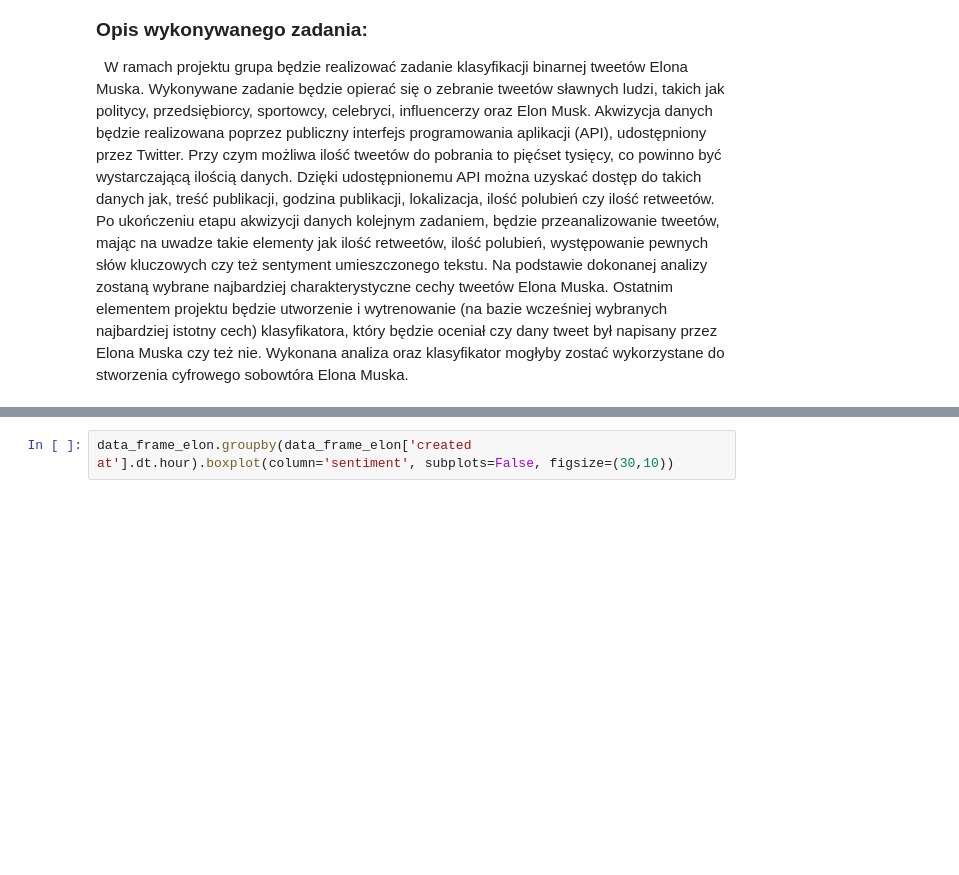
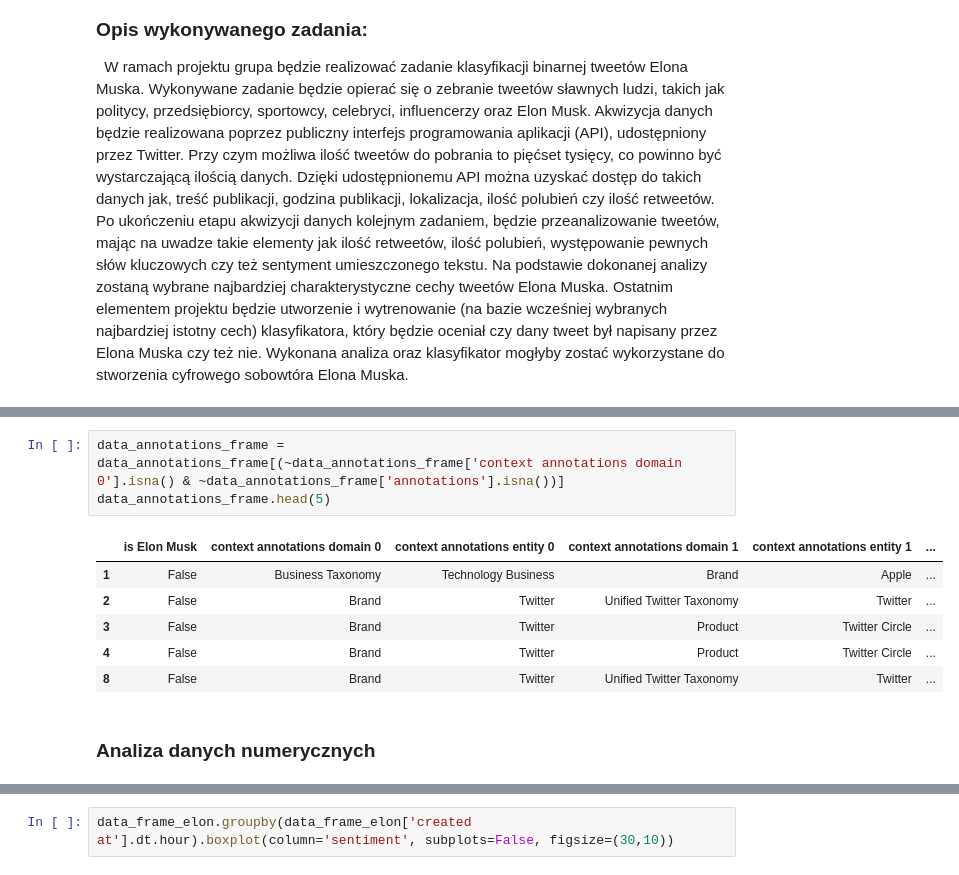
Before and after one commit to Wiktor-99/MAED, a Jupyter notebook: elon_musk_tweet_classification.ipynb, the cells around one changed output, grey strips where cells are left out. Drawn from its saved outputs; the diff is of its cells as text; blank space fills up the shorter version.

```diff
--- a/elon_musk_tweet_classification.ipynb
+++ b/elon_musk_tweet_classification.ipynb
@@ -49,3 +103,15 @@ KeyError: 'is Elon musk'
+# %%
+data_annotations_frame = data_annotations_frame[(~data_annotations_frame['context annotations domain 0'].isna() & ~data_annotations_frame['annotations'].isna())]
+data_annotations_frame.head(5)
+# %% [output]
+|  | is Elon Musk | context annotations domain 0 | context annotations entity 0 | context annotations domain 1 | context annotations entity 1 | ... |
+| 1 | False | Business Taxonomy | Technology Business | Brand | Apple | ... |
+| 2 | False | Brand | Twitter | Unified Twitter Taxonomy | Twitter | ... |
+| 3 | False | Brand | Twitter | Product | Twitter Circle | ... |
+| 4 | False | Brand | Twitter | Product | Twitter Circle | ... |
+| 8 | False | Brand | Twitter | Unified Twitter Taxonomy | Twitter | ... |
+# %% [markdown]
+### Analiza danych numerycznych
 # %%
 numeric_columns = ["like count","retweet count", 'quote count', 'reply count', 'sentiment']
 data_frame.groupby(by='is Elon Musk')[numeric_columns].mean()
```
Also changed, not shown: parts of 22 cells of this notebook.
